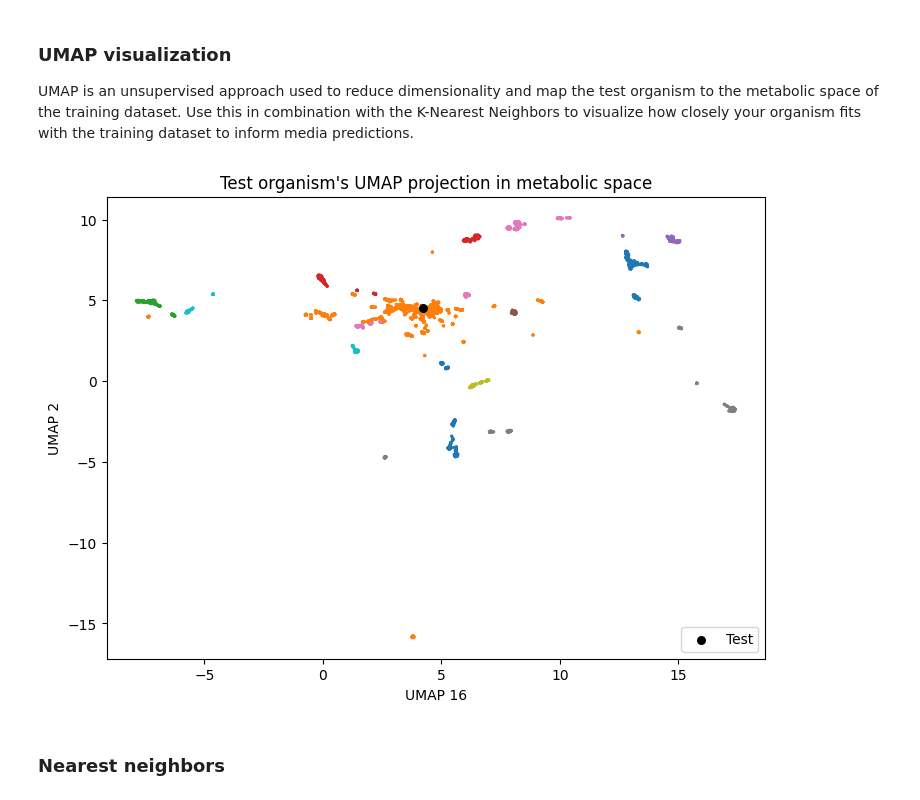
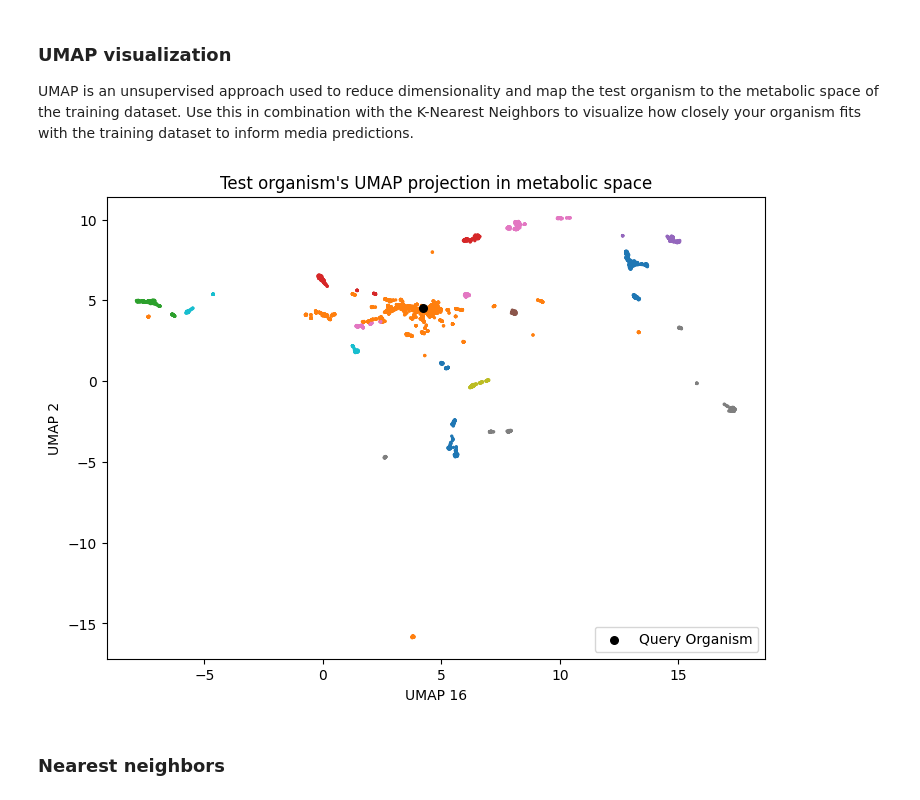
Before and after one commit to giovannellilab/media-prediction, a Jupyter notebook: notebooks/03-MIPEM.ipynb, the cells around one changed output. Cells and saved outputs as stored; diff of their text form; code cells hidden in the pictures.

```diff
--- a/notebooks/03-MIPEM.ipynb
+++ b/notebooks/03-MIPEM.ipynb
@@ -84,25 +84,25 @@ test_embedding = umap_model.transform(test)
 # %%
 # UMAP projection
 import matplotlib.pyplot as plt
 
 plt.figure(figsize=(8.5, 6))
 
 # Reference organisms from constructed dataset
 plt.scatter(umap_embedding[:, 15], umap_embedding[:, 1], c=cluster_labels, cmap="tab10", s=2)
 # Components 16 and 2 determined highest importance via XGBoost/Shap (02-Model_Cache.ipynb)
 
 # Test sample
-plt.scatter(test_embedding[0, 0], test_embedding[0, 1], c="black", s=30, label="Test")
+plt.scatter(test_embedding[0, 0], test_embedding[0, 1], c="black", s=30, label="Query Organism")
 
 plt.xlabel("UMAP 16")
 plt.ylabel("UMAP 2")
 plt.title("Test organism's UMAP projection in metabolic space")
 plt.legend(loc="lower right")
 
 #plt.show() # hide if saving to .pdf
 facet_figs.append(plt.gcf())
 # %% [output]
-[figure, old version]
+[figure, new version]
 # %% [markdown]
 ### Nearest neighbors
 # %%
```
